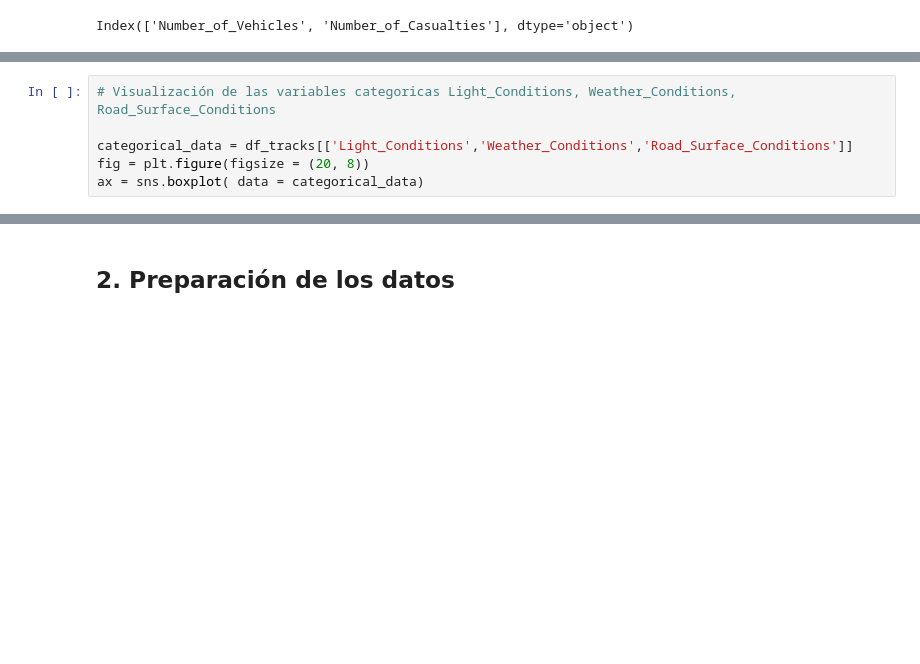
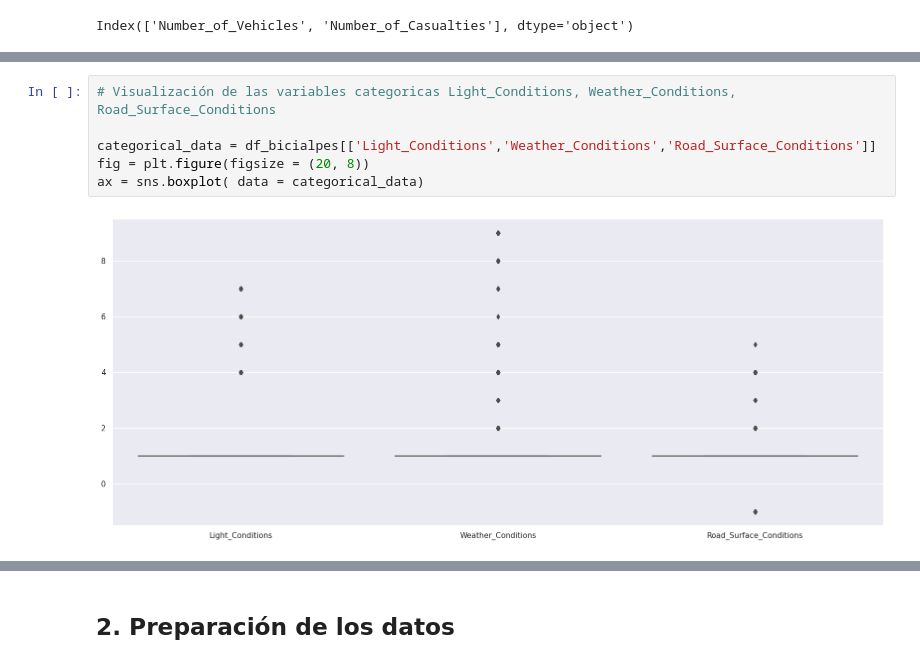
Before and after one commit to jjosorioc/ISIS3301-lab01-clustering, a Jupyter notebook: lab1.ipynb, the cells around one changed output, grey strips where cells are left out. Drawn from its saved outputs; the diff is of its cells as text; blank space fills up the shorter version.

```diff
--- a/lab1.ipynb
+++ b/lab1.ipynb
@@ -140,9 +129,11 @@ df_tracks[name_cols_non_number].describe()
 # %%
 # Visualización de las variables categoricas Light_Conditions, Weather_Conditions, Road_Surface_Conditions
 
-categorical_data = df_tracks[['Light_Conditions','Weather_Conditions','Road_Surface_Conditions']]
+categorical_data = df_bicialpes[['Light_Conditions','Weather_Conditions','Road_Surface_Conditions']]
 fig = plt.figure(figsize = (20, 8))
 ax = sns.boxplot( data = categorical_data)
+# %% [output]
+[figure, added]
 # %%
 # Revisamos el contenido de las variables categoricas Light_Conditions, Weather_Conditions, Road_Surface_Conditions
 categorical_data.describe()
```
Also changed, not shown: parts of 20 cells of this notebook.
